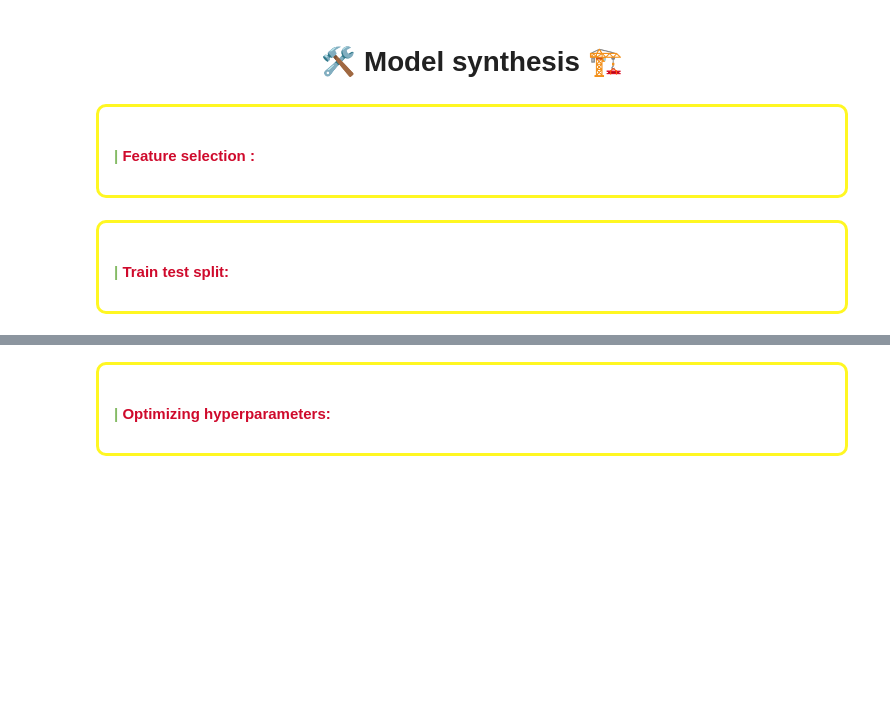
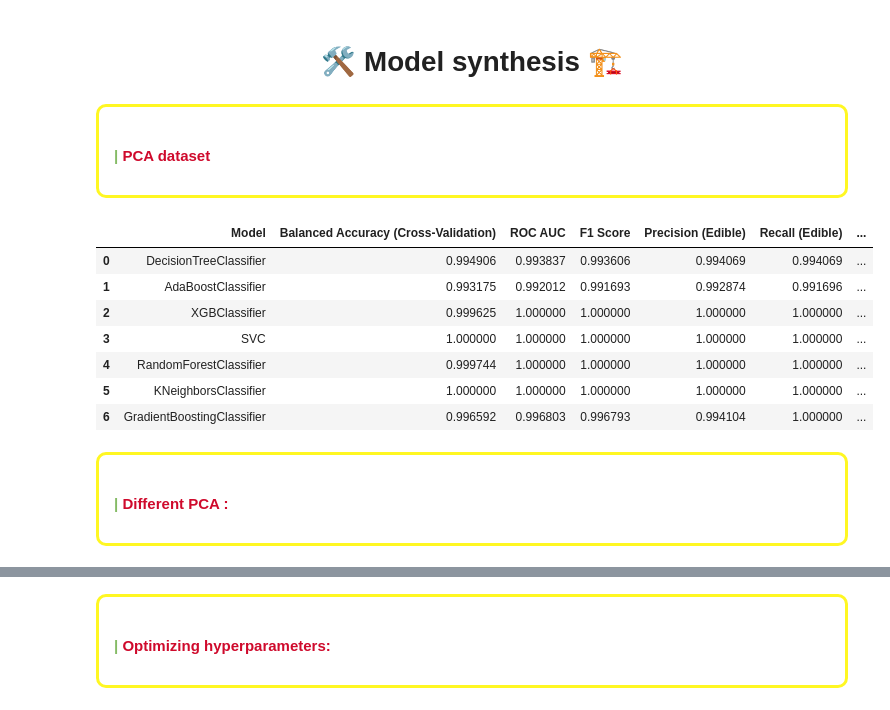
Before and after one commit to AsinaMilic/ML_course_projects, a Jupyter notebook: mushrooms-final.ipynb, the cells around one changed output, grey strips where cells are left out. Saved outputs shown, nothing was run; the diff lists cells and outputs as text; code cells hidden in the pictures; blank space fills up the shorter version.

```diff
--- a/mushrooms-final.ipynb
+++ b/mushrooms-final.ipynb
@@ -877,0 +993,15 @@ plt.show()
+# %%
+X_train, X_test, y_train, y_test = train_test_split(X,y,test_size=0.2,random_state=42)
+# %%
+# Train, evaluate, and plot for each classifier
+for clf in classifiers:
+    clf_name = clf.__class__.__name__
+    result = train_evaluate_plot_model(clf, X_train, X_test, y_train, y_test, clf_name, to_plot=False)
+    results.append(result)
+
+
+results_df = pd.DataFrame(results)
+# results_df.set_index('Model', inplace=True)
+
+styled_results_df = results_df.style.background_gradient(cmap='Blues', axis=0)
+styled_results_df
@@ -952,7 +1090,7 @@ df_pca
 # <center><div style="font-family: 'Roboto', sans-serif;">🛠️ Model synthesis 🏗️</div></center>
 # %% [markdown]
 <div style="border-radius:10px;border:#FFF722 solid;padding: 15px;background-color:#ffffff00;font-size:100%;text-align:left">
-    <b><h4><span style='color:#85BB65'>|</span> <span style = 'color:#cf0a2c'> Feature selection :</span></h4></b>
+    <b><h4><span style='color:#85BB65'>|</span> <span style = 'color:#cf0a2c'> PCA dataset </span></h4></b>
 </div>
 # %%
 X = df_pca
@@ -960,4 +1101,26 @@ y =df['class']
+# %%
+# Train, evaluate, and plot for each classifier
+for clf in classifiers:
+    clf_name = clf.__class__.__name__
+    result = train_evaluate_plot_model(clf, X_train, X_test, y_train, y_test, clf_name, to_plot=False)
+    results_1.append(result)
+
+
+results_df = pd.DataFrame(results_1)
+# results_df.set_index('Model', inplace=True)
+
+styled_results_df = results_df.style.background_gradient(cmap='Blues', axis=0)
+styled_results_df
+# %% [output]
+|  | Model | Balanced Accuracy (Cross-Validation) | ROC AUC | F1 Score | Precision (Edible) | Recall (Edible) | ... |
+| 0 | DecisionTreeClassifier | 0.994906 | 0.993837 | 0.993606 | 0.994069 | 0.994069 | ... |
+| 1 | AdaBoostClassifier | 0.993175 | 0.992012 | 0.991693 | 0.992874 | 0.991696 | ... |
+| 2 | XGBClassifier | 0.999625 | 1.000000 | 1.000000 | 1.000000 | 1.000000 | ... |
+| 3 | SVC | 1.000000 | 1.000000 | 1.000000 | 1.000000 | 1.000000 | ... |
+| 4 | RandomForestClassifier | 0.999744 | 1.000000 | 1.000000 | 1.000000 | 1.000000 | ... |
+| 5 | KNeighborsClassifier | 1.000000 | 1.000000 | 1.000000 | 1.000000 | 1.000000 | ... |
+| 6 | GradientBoostingClassifier | 0.996592 | 0.996803 | 0.996793 | 0.994104 | 1.000000 | ... |
 # %% [markdown]
 <div style="border-radius:10px;border:#FFF722 solid;padding: 15px;background-color:#ffffff00;font-size:100%;text-align:left">
-    <b><h4><span style='color:#85BB65'>|</span> <span style = 'color:#cf0a2c'> Train test split:</span></h4></b>
+    <b><h4><span style='color:#85BB65'>|</span> <span style = 'color:#cf0a2c'> Different PCA :</span></h4></b>
 </div>
```
Also changed, not shown: parts of 32 cells of this notebook.
